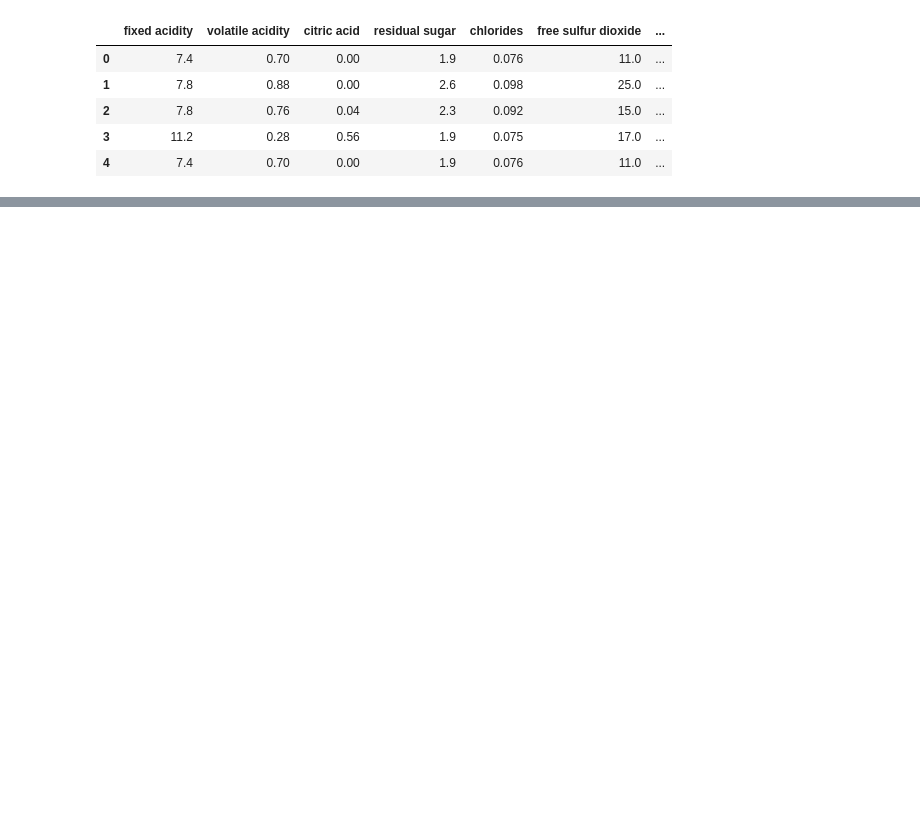
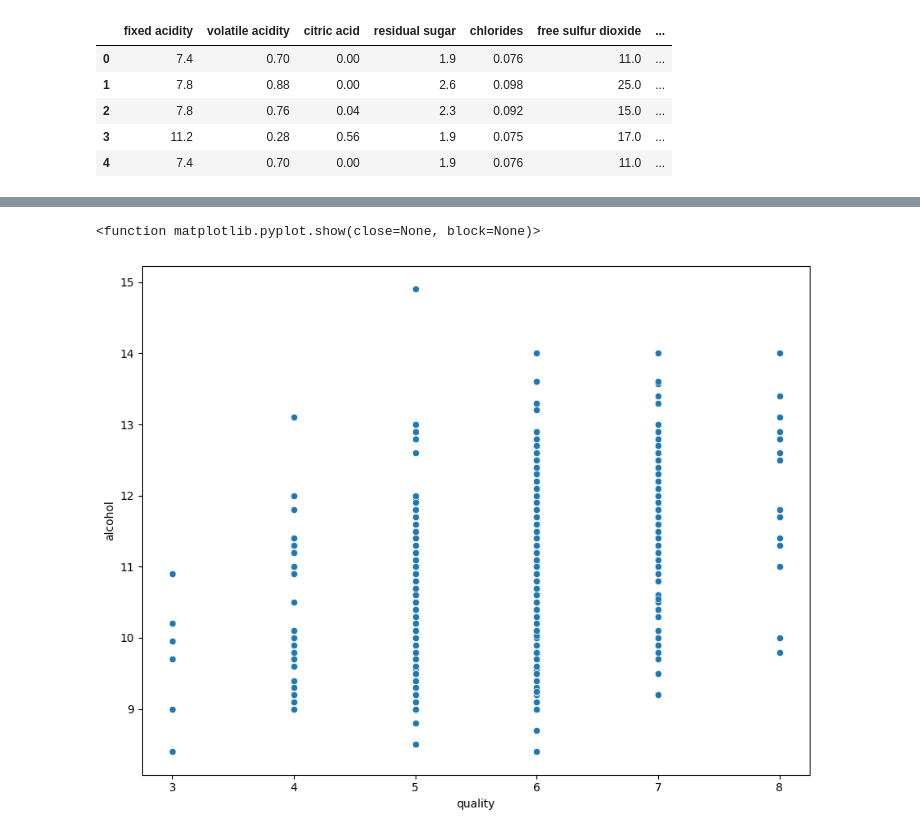
Before and after one commit to Enes004/DataScienceProjects, a Jupyter notebook: WineQualDataset.ipynb, the cells around one changed output, grey strips where cells are left out. Drawn from its saved outputs; the diff is of its cells as text; code cells hidden in the pictures; blank space fills up the shorter version.

```diff
--- a/WineQualDataset.ipynb
+++ b/WineQualDataset.ipynb
@@ -16,0 +97,8 @@ df.head(5)
+# %%
+plt.figure(figsize=(9,7))
+sns.scatterplot(x="quality",y="alcohol",data=df)
+plt.tight_layout()
+plt.show
+# %% [output]
+<function matplotlib.pyplot.show(close=None, block=None)>
+[figure, added]
```
Also changed, not shown: parts of 13 cells of this notebook.
